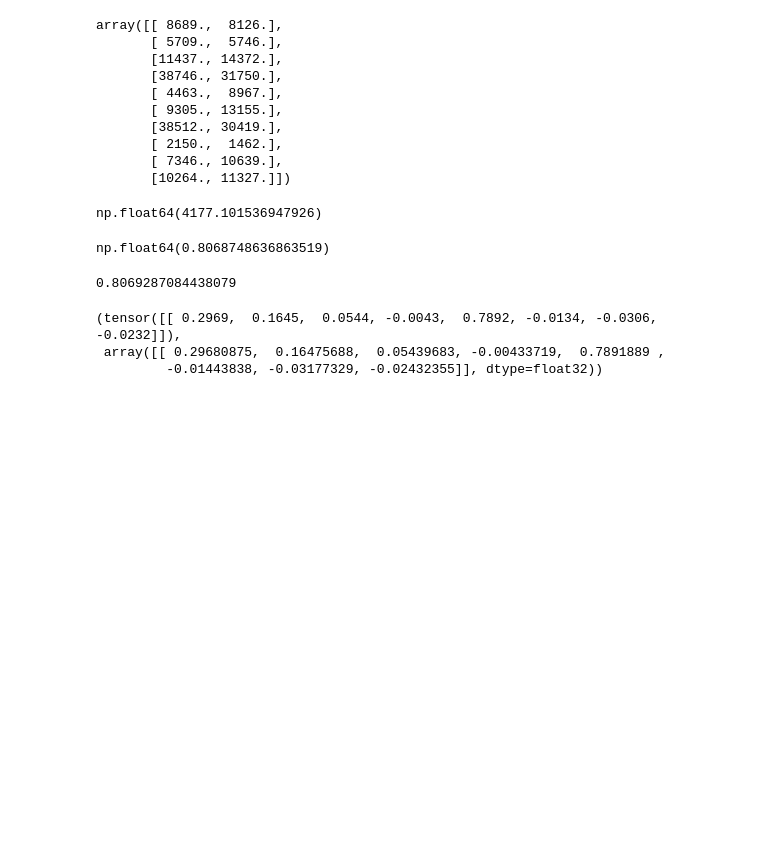
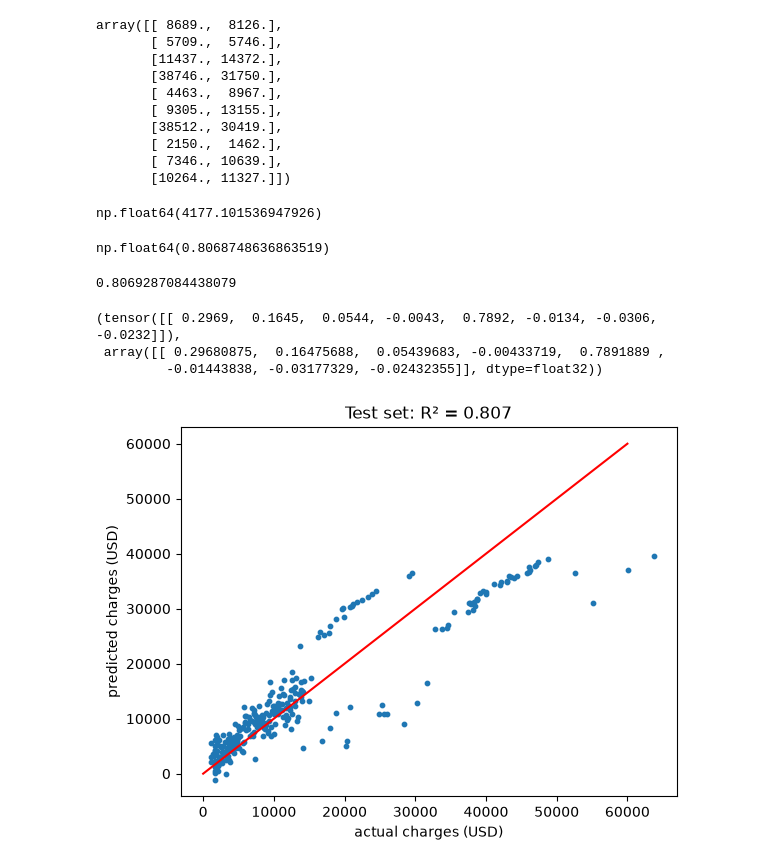
Before and after one commit to jvd1990/insurance-linear-regression-pytorch, a Jupyter notebook: insurance_linear_regression.ipynb, the cells around one changed output. Saved outputs shown, nothing was run; the diff lists cells and outputs as text; code cells hidden in the pictures; blank space fills up the shorter version.

Commit message:
Add predicted vs actual plot

```diff
--- a/insurance_linear_regression.ipynb
+++ b/insurance_linear_regression.ipynb
@@ -456,3 +456,11 @@ w.T, sk_model.coef_
 (tensor([[ 0.2969,  0.1645,  0.0544, -0.0043,  0.7892, -0.0134, -0.0306, -0.0232]]),
  array([[ 0.29680875,  0.16475688,  0.05439683, -0.00433719,  0.7891889 ,
          -0.01443838, -0.03177329, -0.02432355]], dtype=float32))
+# %%
+plt.scatter(y_true_usd, y_pred_usd, s=10)
+plt.plot([0, 60000], [0, 60000], color='red')
+plt.xlabel('actual charges (USD)')
+plt.ylabel('predicted charges (USD)')
+plt.title(f'Test set: R² = {r2:.3f}');
+# %% [output]
+[figure, added]
```
